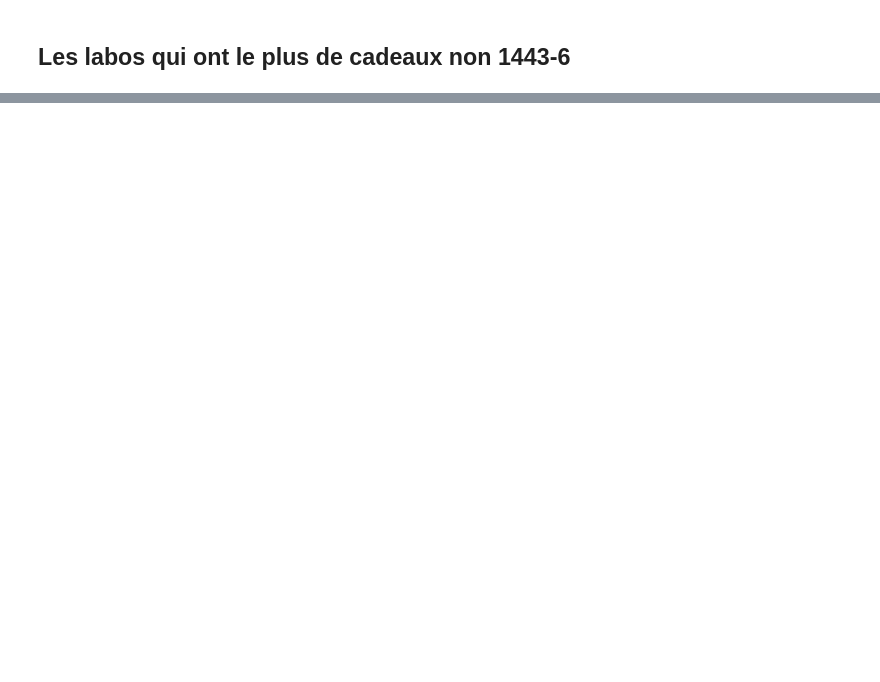
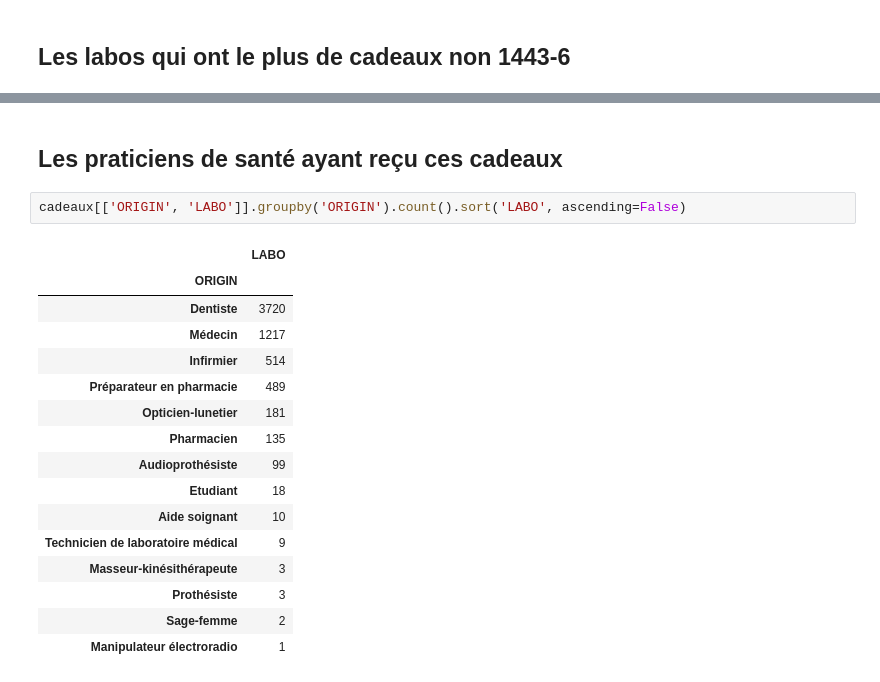
Before and after one commit to regardscitoyens/sunshine-data, a Jupyter notebook: exploitations/cadeaux/cadeaux.ipynb, the cells around one changed output, grey strips where cells are left out. Drawn from its saved outputs; the diff is of its cells as text; blank space fills up the shorter version.

```diff
--- a/exploitations/cadeaux/cadeaux.ipynb
+++ b/exploitations/cadeaux/cadeaux.ipynb
@@ -163,0 +164,21 @@ cadeaux[cadeaux.LABO == "PRED"]
+# %% [markdown]
+## Les praticiens de santé ayant reçu ces cadeaux
+# %%
+cadeaux[['ORIGIN', 'LABO']].groupby('ORIGIN').count().sort('LABO', ascending=False)
+# %% [output]
+|  | LABO |
+| ORIGIN |  |
+| Dentiste | 3720 |
+| Médecin | 1217 |
+| Infirmier | 514 |
+| Préparateur en pharmacie | 489 |
+| Opticien-lunetier | 181 |
+| Pharmacien | 135 |
+| Audioprothésiste | 99 |
+| Etudiant | 18 |
+| Aide soignant | 10 |
+| Technicien de laboratoire médical | 9 |
+| Masseur-kinésithérapeute | 3 |
+| Prothésiste | 3 |
+| Sage-femme | 2 |
+| Manipulateur électroradio | 1 |
```
Also changed, not shown: parts of 8 cells of this notebook.
